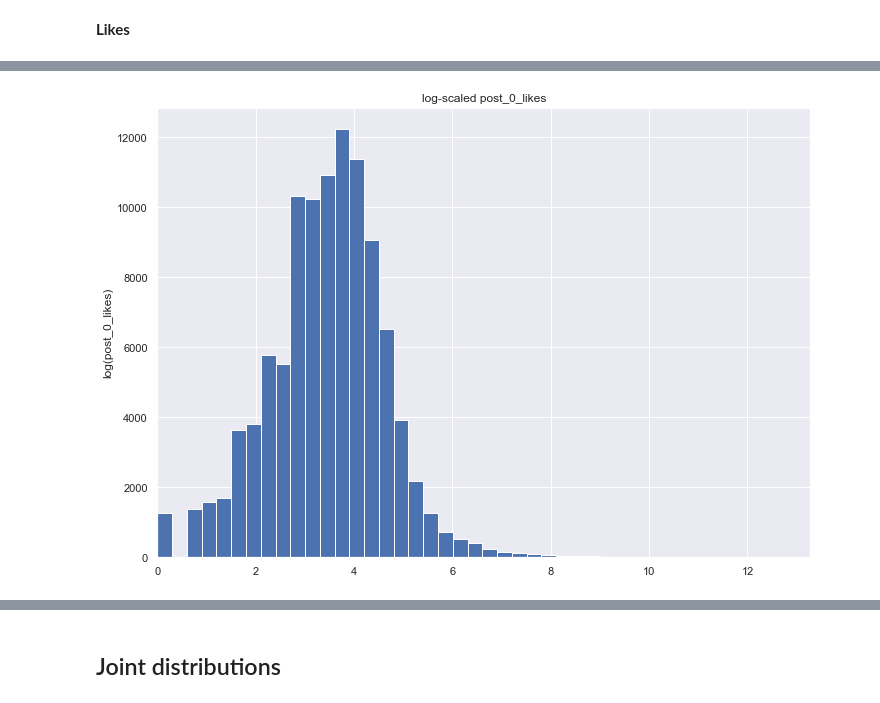
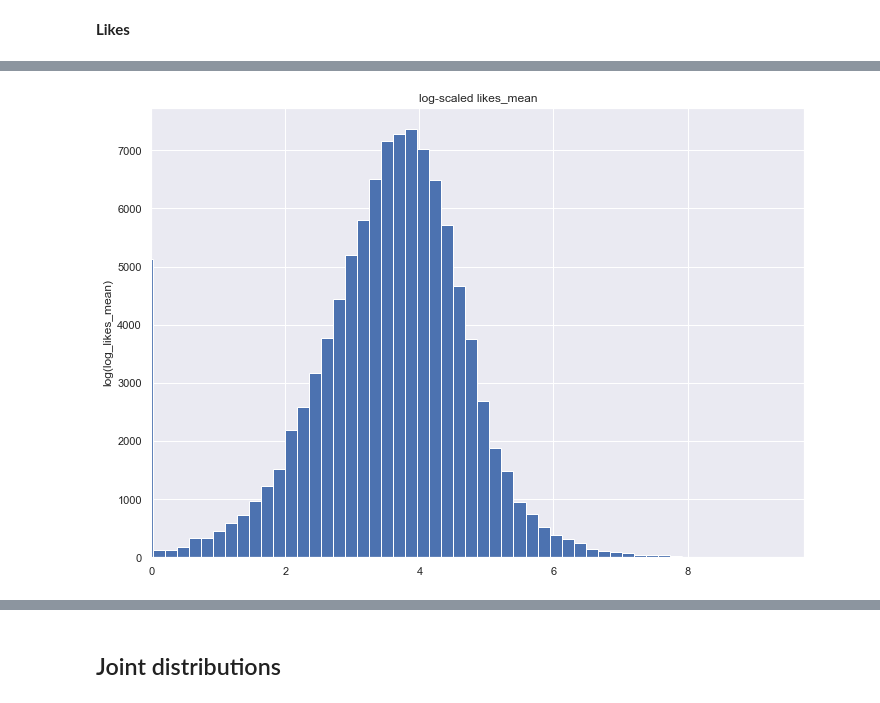
Before and after one commit to angrymuskrat/instagram-auditor, a Jupyter notebook: notebooks/Multivariate_stats.ipynb, the cells around one changed output, grey strips where cells are left out. Saved outputs shown, nothing was run; the diff lists cells and outputs as text; code cells hidden in the pictures.

```diff
--- a/notebooks/Multivariate_stats.ipynb
+++ b/notebooks/Multivariate_stats.ipynb
@@ -43,6 +42,17 @@ stats.describe()
 | 75% | 1.112828e+10 | 8.630000e+02 | 489.000000 | 408.000000 | 3.000000 | 63.000000 | 3.000000 | ... |
 | max | 3.120027e+10 | 2.626624e+07 | 260478.000000 | 103802.000000 | 19140.000000 | 222978.000000 | 27949.000000 | ... |
 8 rows × 24 columns
+# %%
+def filter_outliers(df, columns, q_min=0.01, q_max=0.99):
+    df_filtered = df.copy()
+
+    for column in columns:
+        q_low = df_filtered[column].quantile(0.01)
+        q_hi  = df_filtered[column].quantile(0.99)
+
+        df_filtered = df_filtered[(df_filtered[column] < q_hi) & (df_filtered[column] > q_low)]
+
+    return df_filtered
 # %%
 DISTRIBUTIONS = [
     st.alpha,st.anglit,st.arcsine,st.beta,st.betaprime,st.bradford,st.burr,st.cauchy,st.chi,st.chi2,st.cosine,
@@ -140,3 +162,7 @@ def print_best(distribs, ax, data, bins=50):
+# %%
+everything = ['followedby', 'follow', 'postscount']
+
+stats = filter_outliers(stats, everything)
 # %% [markdown]
 ## EDA
 # %%
@@ -244,6 +254,10 @@ sns.kdeplot(stats.postscount, shade=True);
 ## posts
 # %% [markdown]
 **Comments**
+# %%
+comments_cols = [f"post_{i}_comments" for i in range(10)]
+stats["comments_mean"] = stats[comments_cols].apply(np.mean, axis=1)
+stats["comments_median"] = stats[comments_cols].apply(np.median, axis=1)
 # %%
 stats.post_0_comments.describe()
 # %% [output]
@@ -272,5 +303,9 @@ sns.kdeplot(stats.post_0_comments, shade=True);
 # %% [markdown]
 **Likes**
+# %%
+likes_cols = [f"post_{i}_likes" for i in range(10)]
+stats["likes_mean"] = stats[likes_cols].apply(np.mean, axis=1)
+stats["likes_median"] = stats[likes_cols].apply(np.mean, axis=1)
 # %%
 stats.post_0_likes.describe()
 # %% [output]
@@ -286,9 +325,9 @@ Name: post_0_likes, dtype: float64
 # %%
-log_scale_post_0_likes = np.log(stats.post_0_likes + 0.001)
-plt.hist(log_scale_post_0_likes, bins=64)
-plt.title("log-scaled post_0_likes")
+log_likes_mean = np.ma.log(stats.likes_mean.values)
+plt.hist(log_likes_mean, bins=64)
+plt.title("log-scaled likes_mean")
 plt.xlabel('')
-plt.ylabel('log(post_0_likes)')
+plt.ylabel('log(log_likes_mean)')
 plt.xlim((0, None));
 # %% [output]
-[figure, old version]
+[figure, new version]
```
Also changed, not shown: parts of 55 cells of this notebook.
